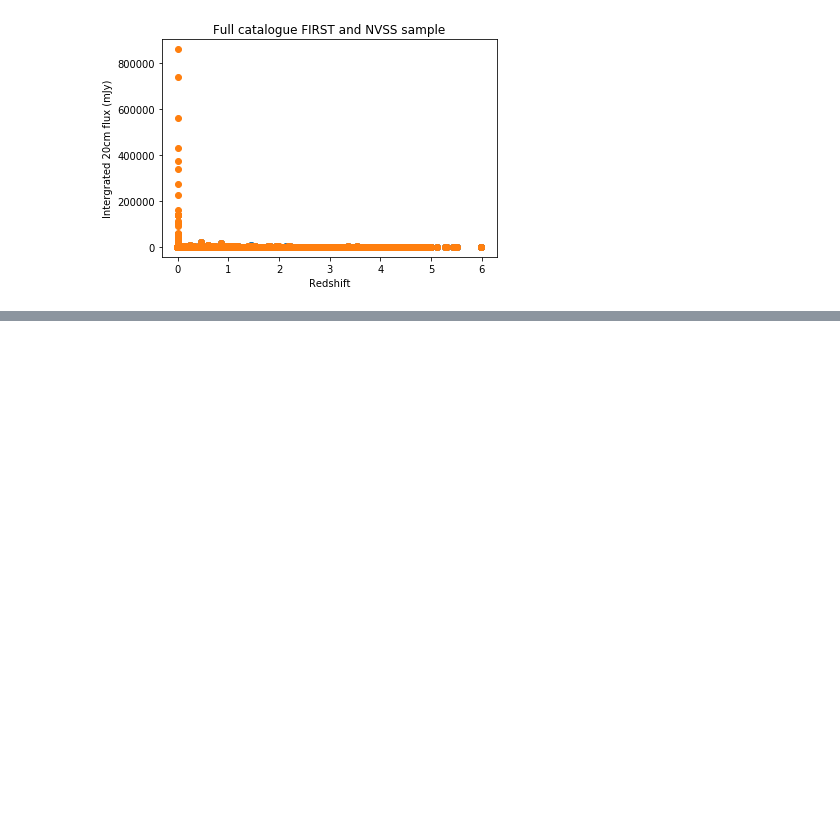
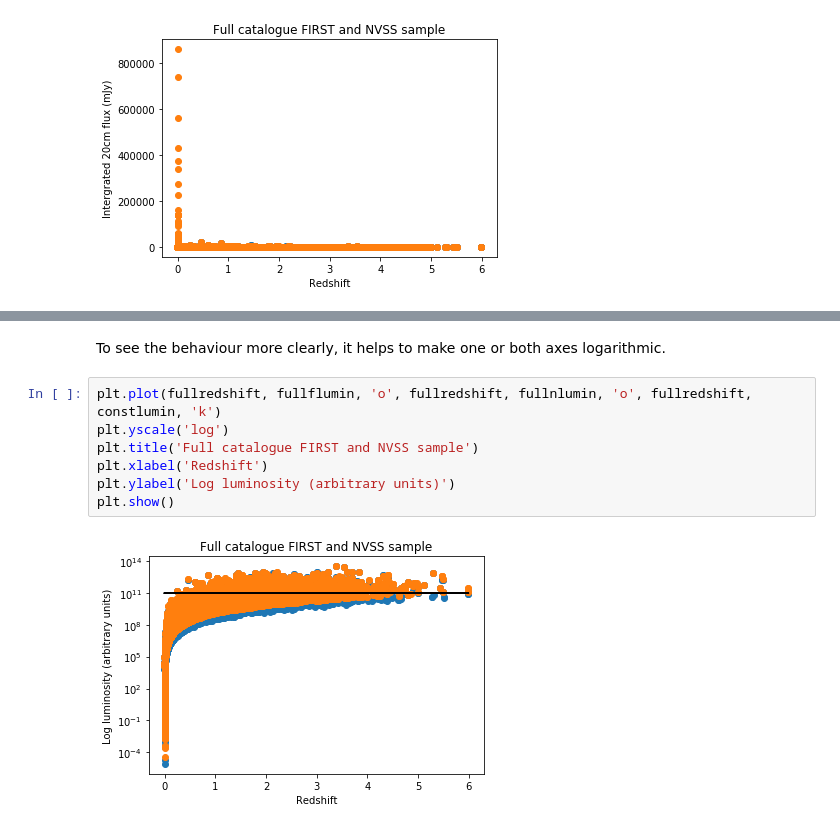
Before and after one commit to fmporter/nvssfirst, a Jupyter notebook: NVSS tests.ipynb, the cells around one changed output, grey strips where cells are left out. Saved outputs shown, nothing was run; the diff lists cells and outputs as text; blank space fills up the shorter version.

```diff
--- a/NVSS tests.ipynb
+++ b/NVSS tests.ipynb
@@ -141,0 +149,11 @@ plt.show()
+# %% [markdown]
+To see the behaviour more clearly, it helps to make one or both axes logarithmic.
+# %%
+plt.plot(fullredshift, fullflumin, 'o', fullredshift, fullnlumin, 'o', fullredshift, constlumin, 'k')
+plt.yscale('log')
+plt.title('Full catalogue FIRST and NVSS sample')
+plt.xlabel('Redshift')
+plt.ylabel('Log luminosity (arbitrary units)')
+plt.show()
+# %% [output]
+[figure, added]
```
Also changed, not shown: parts of 4 cells of this notebook.
